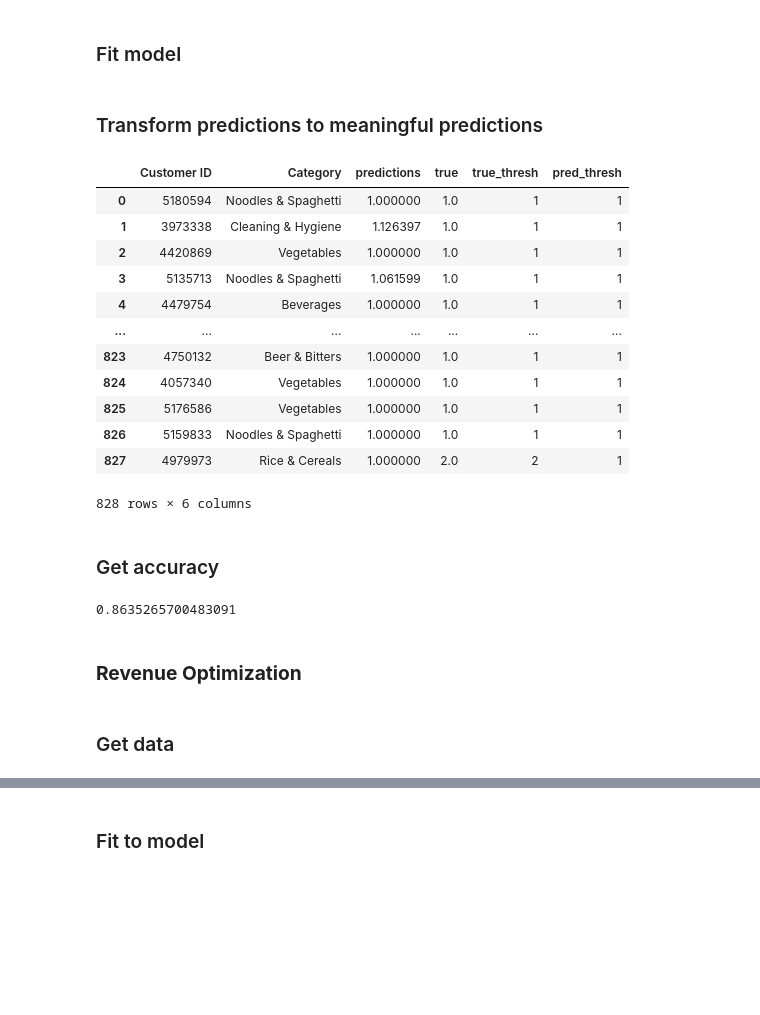
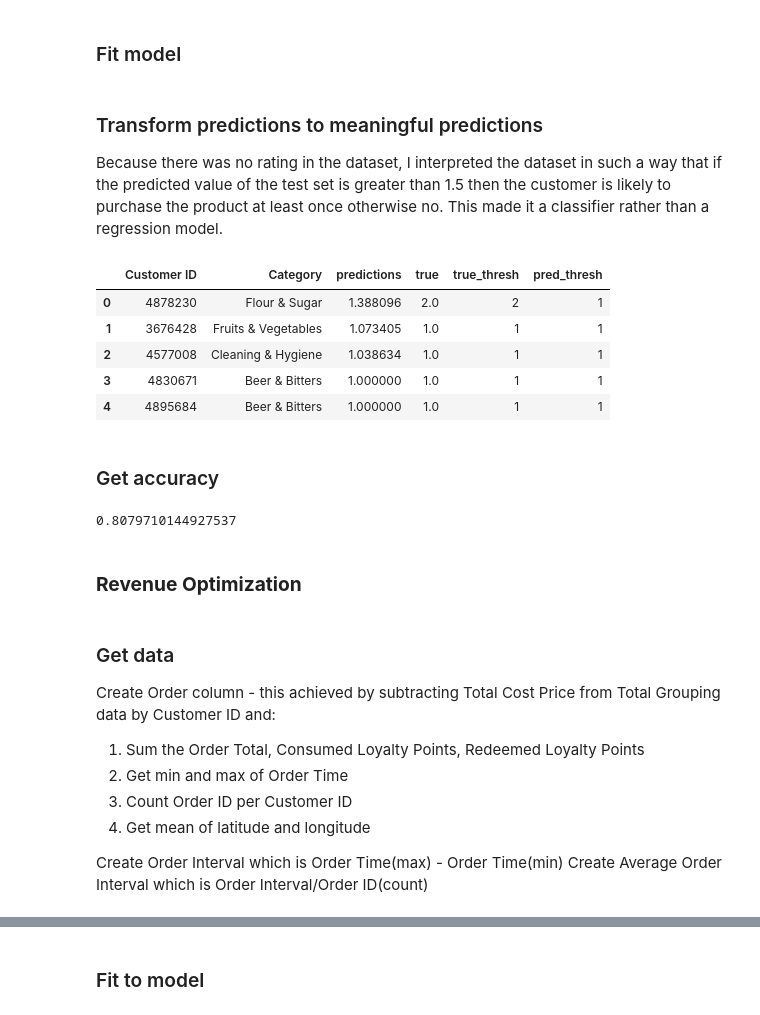
Before and after one commit to sylvia31096/data-scientist-assesment, a Jupyter notebook: notebooks/data_analysis.ipynb, the cells around one changed output, grey strips where cells are left out. Saved outputs shown, nothing was run; the diff lists cells and outputs as text; code cells hidden in the pictures; blank space fills up the shorter version.

```diff
--- a/notebooks/data_analysis.ipynb
+++ b/notebooks/data_analysis.ipynb
@@ -18,7 +18,7 @@ import revenue_optimization
 # %% [markdown]
 ## **Get clean data**
 # %%
-df = customer_classification.get_analysis_data("../data/formatted_data.csv")
+df = customer_classification.get_analysis_data("../data/merged_data.csv")
 df.head()
 # %% [output]
 |  | Customer ID | Is Blocked | Created At | Outstanding Amount | Loyalty Points | Number of Employees | ... |
@@ -250,41 +314,44 @@ my_recs = []
 d = {}
 for uid,iid,rec in X_test.values:
     my_recs.append([uid,iid, algo.predict(uid=uid,iid=iid).est,rec])
-# %% [markdown]
-### Transform predictions to meaningful predictions
+# %% [markdown]
+### Transform predictions to meaningful predictions
+Because there was no rating in the dataset, I interpreted the dataset in such a way that if the predicted value of the test set is greater than 1.5 then the customer is likely to purchase the product at least once otherwise no. This made it a classifier rather than a regression model.
 # %%
 pred_df = pd.DataFrame(my_recs,columns=['Customer ID','Category','predictions','true'])
 pred_df['true_thresh']=1
 pred_df['pred_thresh']=1
 pred_df.loc[pred_df['true']>1,'true_thresh']=2
 pred_df.loc[pred_df['predictions']>1.5,'pred_thresh']=2
 
-pred_df
+pred_df.head()
 # %% [output]
 |  | Customer ID | Category | predictions | true | true_thresh | pred_thresh |
-| 0 | 5180594 | Noodles & Spaghetti | 1.000000 | 1.0 | 1 | 1 |
-| 1 | 3973338 | Cleaning & Hygiene | 1.126397 | 1.0 | 1 | 1 |
-| 2 | 4420869 | Vegetables | 1.000000 | 1.0 | 1 | 1 |
-| 3 | 5135713 | Noodles & Spaghetti | 1.061599 | 1.0 | 1 | 1 |
-| 4 | 4479754 | Beverages | 1.000000 | 1.0 | 1 | 1 |
-| ... | ... | ... | ... | ... | ... | ... |
-| 823 | 4750132 | Beer & Bitters | 1.000000 | 1.0 | 1 | 1 |
-| 824 | 4057340 | Vegetables | 1.000000 | 1.0 | 1 | 1 |
-| 825 | 5176586 | Vegetables | 1.000000 | 1.0 | 1 | 1 |
-| 826 | 5159833 | Noodles & Spaghetti | 1.000000 | 1.0 | 1 | 1 |
-| 827 | 4979973 | Rice & Cereals | 1.000000 | 2.0 | 2 | 1 |
+| 0 | 4878230 | Flour & Sugar | 1.388096 | 2.0 | 2 | 1 |
+| 1 | 3676428 | Fruits & Vegetables | 1.073405 | 1.0 | 1 | 1 |
+| 2 | 4577008 | Cleaning & Hygiene | 1.038634 | 1.0 | 1 | 1 |
+| 3 | 4830671 | Beer & Bitters | 1.000000 | 1.0 | 1 | 1 |
+| 4 | 4895684 | Beer & Bitters | 1.000000 | 1.0 | 1 | 1 |
-828 rows × 6 columns
 # %% [markdown]
 ### Get accuracy
 # %%
 from sklearn.metrics import r2_score
 accuracy_score(pred_df['true'], pred_df['pred_thresh'])
 # %% [output]
-0.8635265700483091
+0.8079710144927537
 # %% [markdown]
 ### **Revenue Optimization**
-# %% [markdown]
-### Get data
+# %% [markdown]
+### Get data
+Create Order column - this achieved by subtracting Total Cost Price from Total
+Grouping data by Customer ID and:
+1. Sum the Order Total, Consumed  Loyalty Points, Redeemed Loyalty Points
+2. Get min and max  of Order Time
+3. Count Order ID per Customer ID
+4. Get mean of latitude and longitude
+
+Create Order Interval which is Order Time(max) - Order Time(min)
+Create Average Order Interval which is Order Interval/Order ID(count)
 # %%
 # Define relevant columns
 revenue_cols = ['Order ID','Latitude', 'Longitude','Category Name','Loyalty Points',
```
Also changed, not shown: parts of 18 cells of this notebook, 7 other files.
